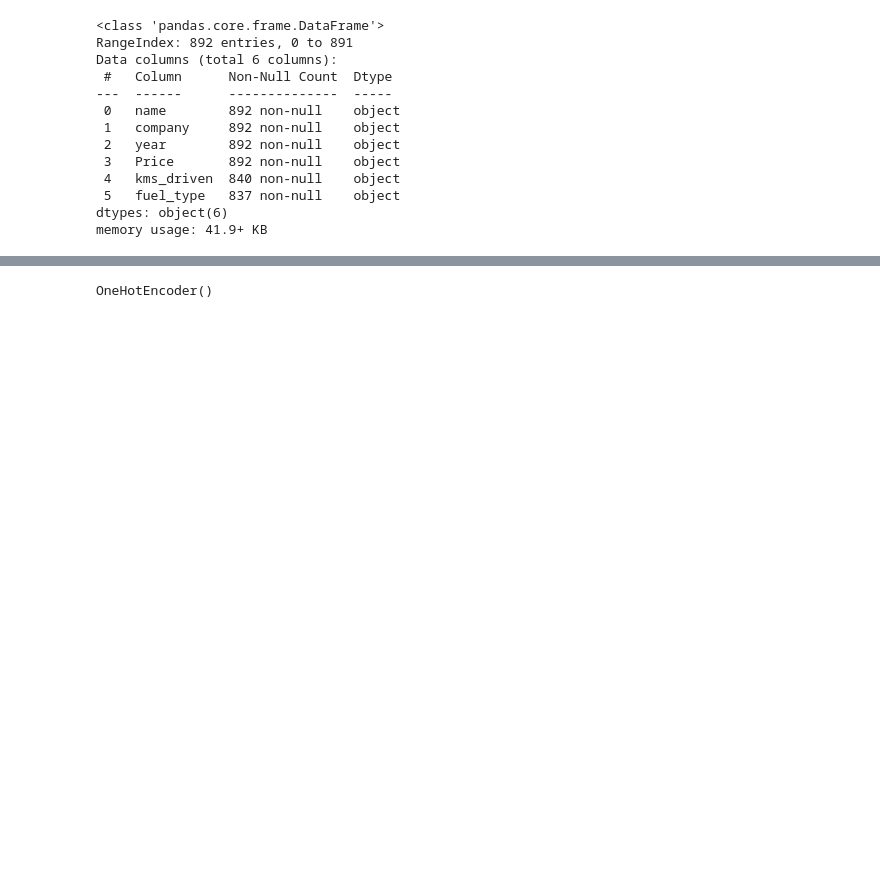
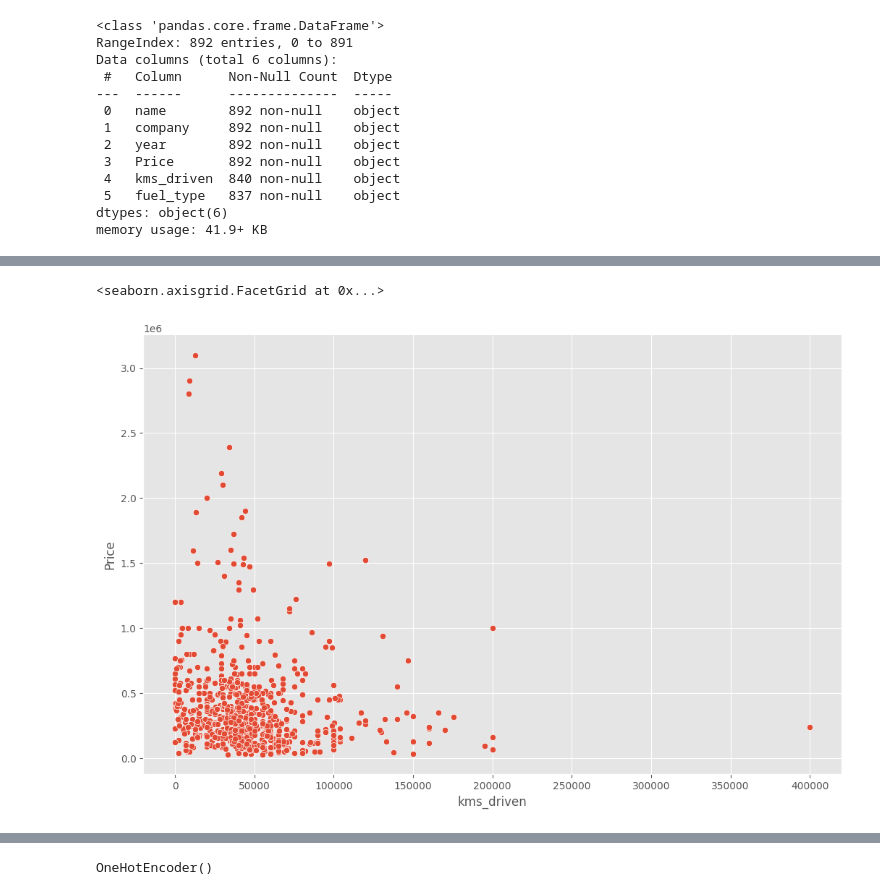
Before and after one commit to sumit-kumar-guptaa/Car-price-Predictor, a Jupyter notebook: quicker.ipynb, the cells around one changed output, grey strips where cells are left out. Drawn from its saved outputs; the diff is of its cells as text; code cells hidden in the pictures; blank space fills up the shorter version.

```diff
--- a/quicker.ipynb
+++ b/quicker.ipynb
@@ -210,0 +195,5 @@ y = car['Price']
+# %%
+sns.relplot(x='kms_driven',y='Price',data=car,height=7,aspect=1.5)
+# %% [output]
+<seaborn.axisgrid.FacetGrid at 0x...>
+[figure, added]
```
Also changed, not shown: parts of 64 cells of this notebook, 9 other files.
